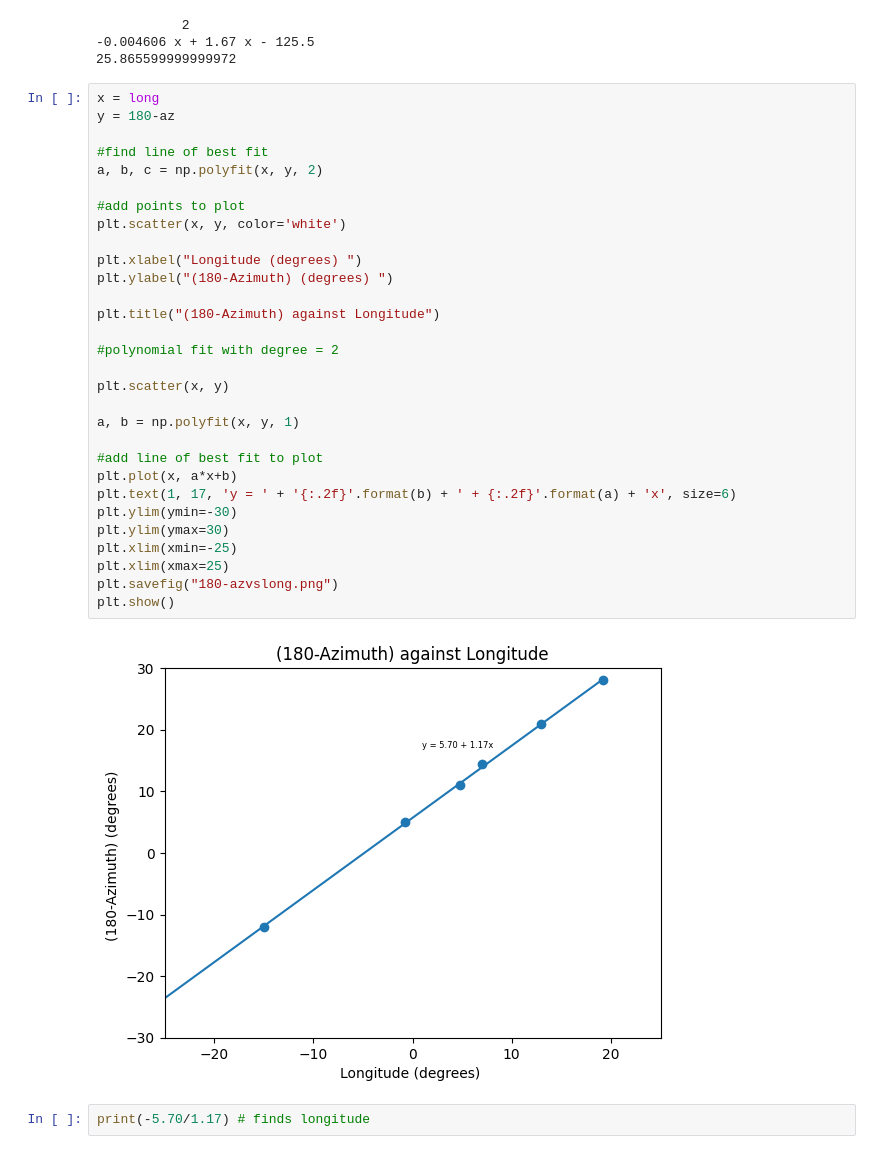
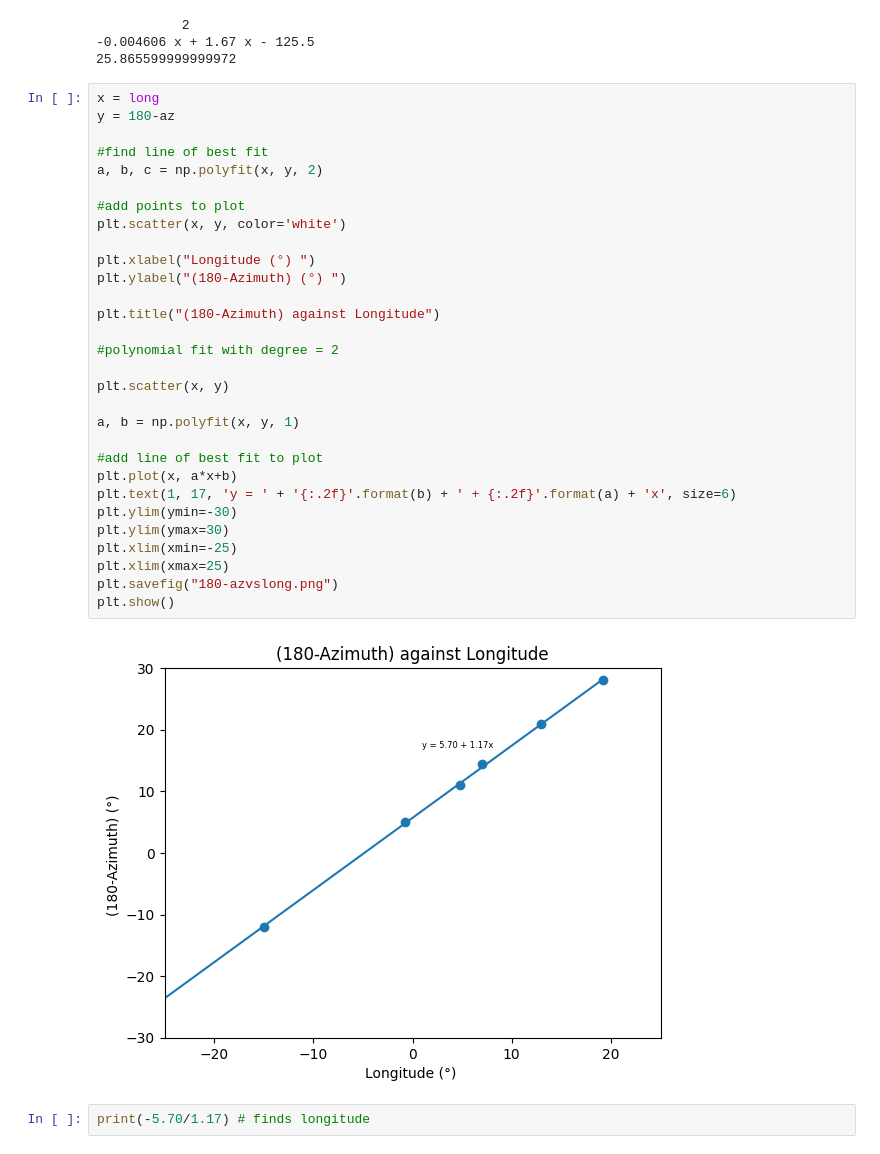
Before and after one commit to ClarkieUK/Data-Analysis, a Jupyter notebook: notebook.ipynb, the cells around one changed output. Cells and saved outputs as stored; diff of their text form.

```diff
--- a/notebook.ipynb
+++ b/notebook.ipynb
@@ -128,35 +128,35 @@ print(-0.004606*180**2+1.67*180-125.5) # finds alpha max
 # %%
 x = long
 y = 180-az
 
 #find line of best fit
 a, b, c = np.polyfit(x, y, 2)
 
 #add points to plot
 plt.scatter(x, y, color='white')
 
-plt.xlabel("Longitude (degrees) ")
-plt.ylabel("(180-Azimuth) (degrees) ")
+plt.xlabel("Longitude (°) ")
+plt.ylabel("(180-Azimuth) (°) ")
 
 plt.title("(180-Azimuth) against Longitude")
 
 #polynomial fit with degree = 2
 
 plt.scatter(x, y)
 
 a, b = np.polyfit(x, y, 1)
 
 #add line of best fit to plot
 plt.plot(x, a*x+b)
 plt.text(1, 17, 'y = ' + '{:.2f}'.format(b) + ' + {:.2f}'.format(a) + 'x', size=6)
 plt.ylim(ymin=-30)
 plt.ylim(ymax=30)
 plt.xlim(xmin=-25)
 plt.xlim(xmax=25)
 plt.savefig("180-azvslong.png")
 plt.show()
 # %% [output]
-[figure, old version]
+[figure, new version]
 # %%
 print(-5.70/1.17) # finds longitude
 # %% [output]
```
Also changed, not shown: parts of 1 cell of this notebook, 3 other files.
